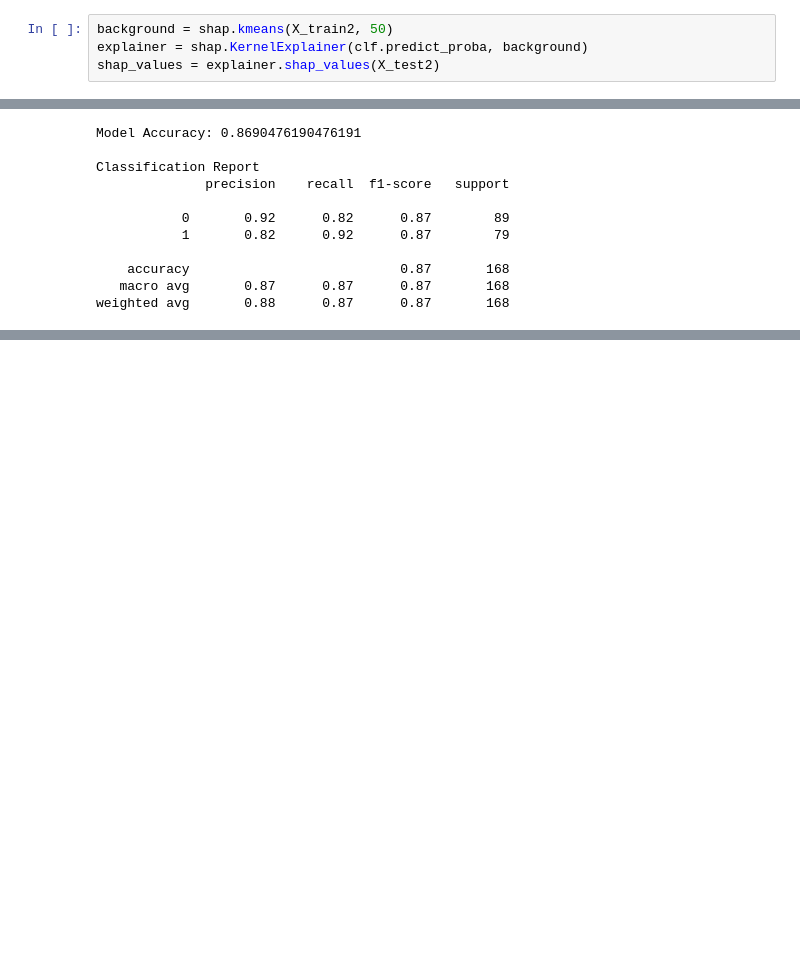
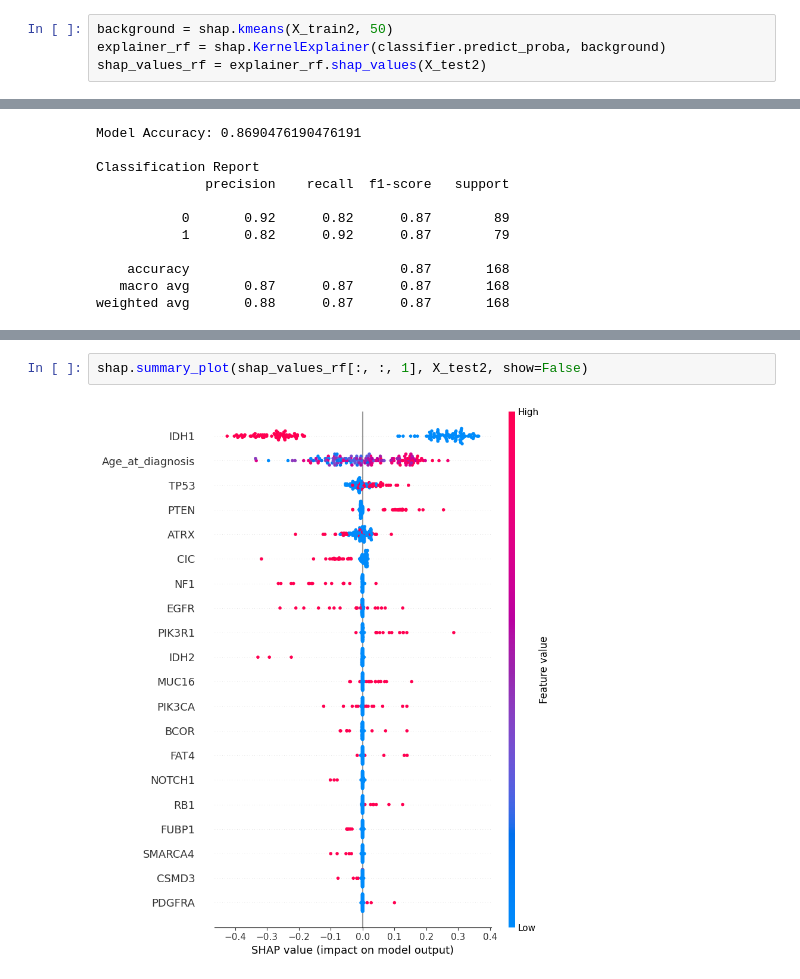
Before and after one commit to agamv25/SIT-724-Thesis, a Jupyter notebook: Notebook.ipynb, the cells around one changed output, grey strips where cells are left out. Drawn from its saved outputs; the diff is of its cells as text; blank space fills up the shorter version.

```diff
--- a/Notebook.ipynb
+++ b/Notebook.ipynb
@@ -108,5 +104,5 @@ conf_matrix = confusion_matrix(y_test2, y_pred)
 Accuracy: 80.95%
 # %%
 background = shap.kmeans(X_train2, 50)
-explainer = shap.KernelExplainer(clf.predict_proba, background)
-shap_values = explainer.shap_values(X_test2)
+explainer_rf = shap.KernelExplainer(classifier.predict_proba, background)
+shap_values_rf = explainer_rf.shap_values(X_test2)
@@ -155,0 +148,4 @@ shap.summary_plot(shap_values[:, :, 1], X_test3)
+# %%
+shap.summary_plot(shap_values_rf[:, :, 1], X_test2, show=False)
+# %% [output]
+[figure, added]
```
Also changed, not shown: parts of 8 cells of this notebook.
